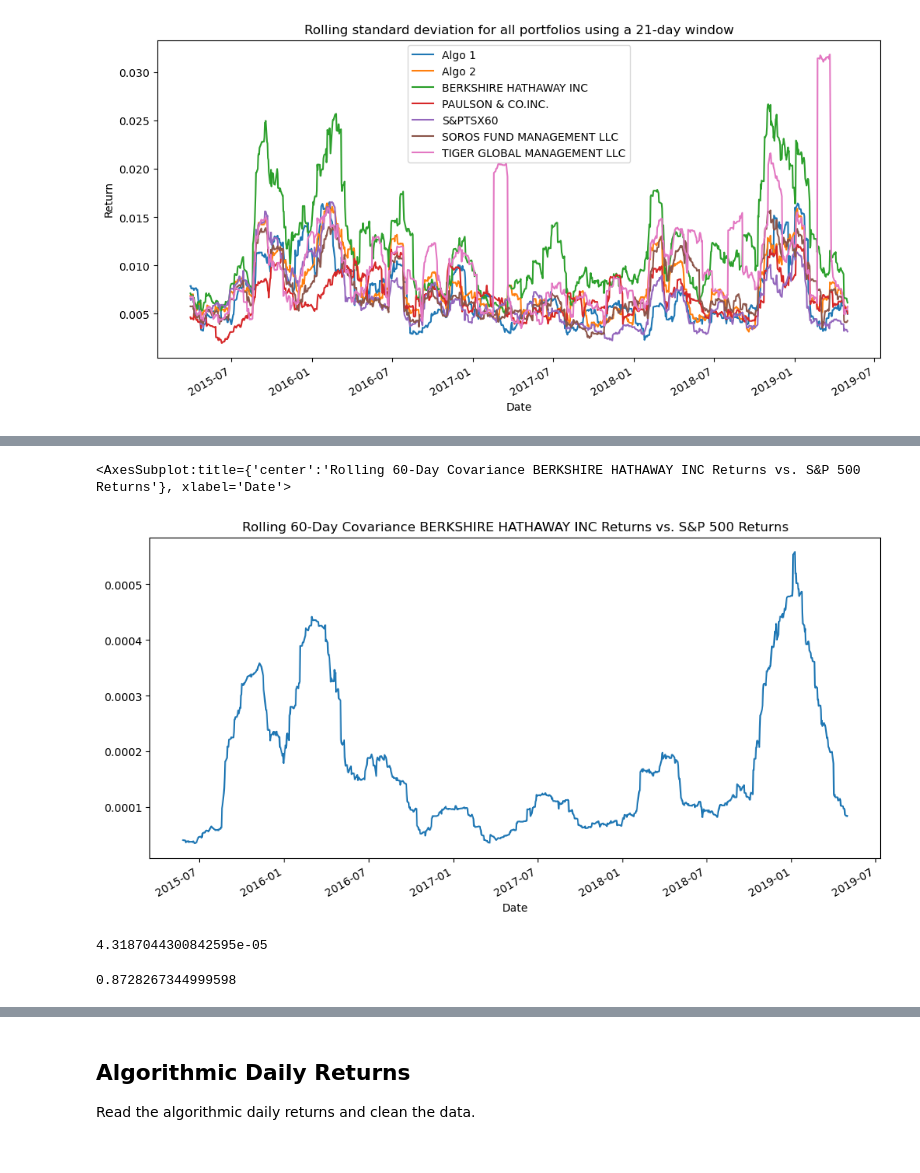
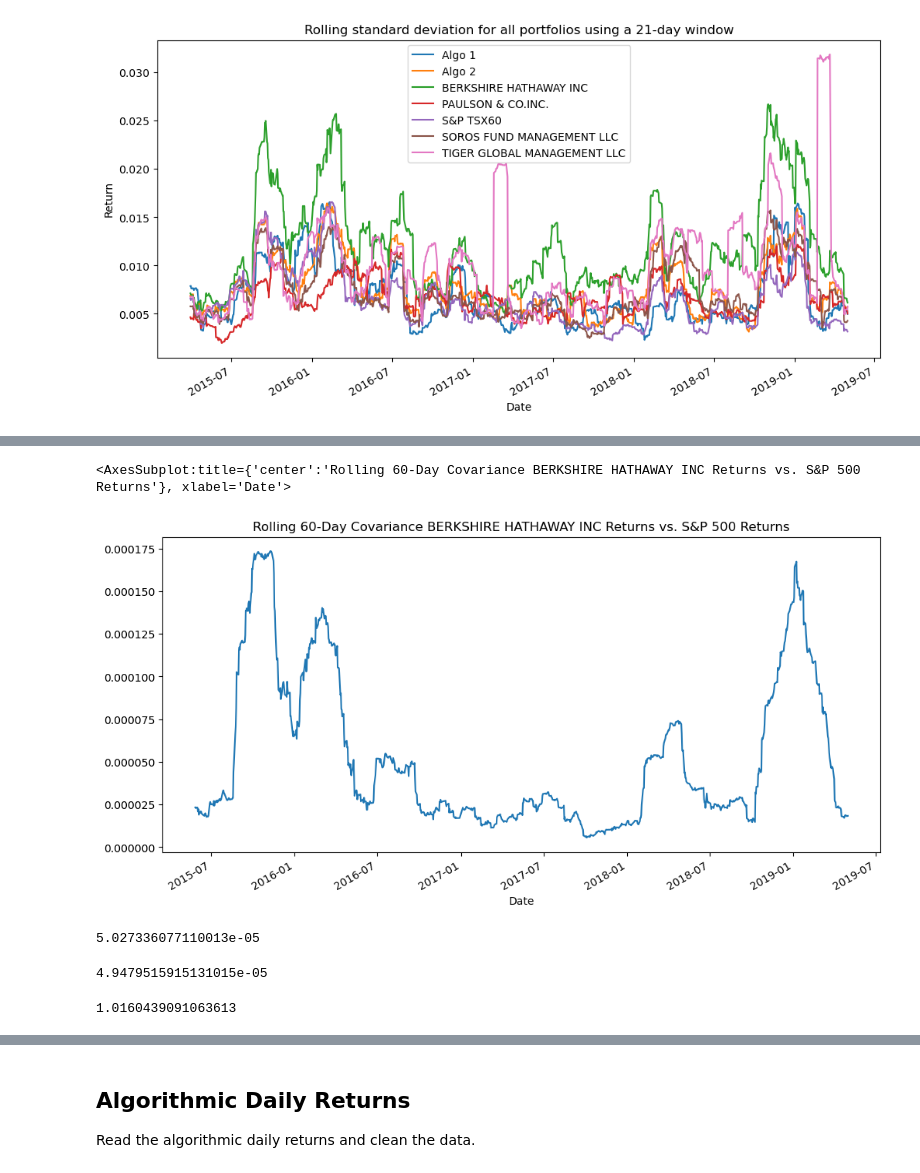
Before and after one commit to Majeedraheem/Portfolio-Quantitative-Analysis, a Jupyter notebook: whale_analysis.ipynb, the cells around one changed output, grey strips where cells are left out. Saved outputs shown, nothing was run; the diff lists cells and outputs as text; code cells hidden in the pictures.

```diff
--- a/whale_analysis.ipynb
+++ b/whale_analysis.ipynb
@@ -508,18 +534,22 @@ ax = berakshire_hathway_inc.plot()
 # %%
 #Choose one portfolio, then calculate and plot the 60-day rolling beta for it and the S&P T
-berkshire_cov= returns_all_df_con['BERKSHIRE HATHAWAY INC'].rolling(window=60).cov(returns_all_df_con['BERKSHIRE HATHAWAY INC'])
-rolling_port.plot(figsize=(12, 6), title='Rolling 60-Day Covariance BERKSHIRE HATHAWAY INC Returns vs. S&P 500 Returns')
+berkshire_sp_cov= returns_all_df_con['BERKSHIRE HATHAWAY INC'].rolling(window=60).cov(returns_all_df_con['S&P TSX60'])
+
+berkshire_sp_cov.plot(figsize=(12, 6), title='Rolling 60-Day Covariance BERKSHIRE HATHAWAY INC Returns vs. S&P TSX60 Returns')
 # %% [output]
 <AxesSubplot:title={'center':'Rolling 60-Day Covariance BERKSHIRE HATHAWAY INC Returns vs. S&P 500 Returns'}, xlabel='Date'>
-[figure, old version]
+[figure, new version]
 # %%
 
 #Calculate covariance of all daily returns of Algo 2 vs. &PTSX60
-algo_2_covariance =returns_all_df_con['Algo 2'].cov(returns_all_df_con['S&PTSX60'])
-covariance
+berkshire_covariance =returns_all_df_con['BERKSHIRE HATHAWAY INC'].cov(returns_all_df_con['S&P TSX60'])
+berkshire_covariance
 # %% [output]
-4.3187044300842595e-05
+5.027336077110013e-05
 # %%
 #calculate variance for S&PTS portfolio
-s_and_p_variance =returns_all_df_con['S&PTSX60'].var()
+s_and_p_variance =returns_all_df_con['S&P TSX60'].var()
+s_and_p_variance
+# %% [output]
+4.9479515915131015e-05
 # %%
@@ -528,4 +557,0 @@ aglo_2_beta  = covariance / variance
-# %%
-aglo_2_beta
-# %% [output]
-0.8728267344999598
@@ -534,0 +558,4 @@ alg
+# %%
+s_and_p_beta
+# %% [output]
+1.0160439091063613
```
Also changed, not shown: parts of 30 cells of this notebook.
